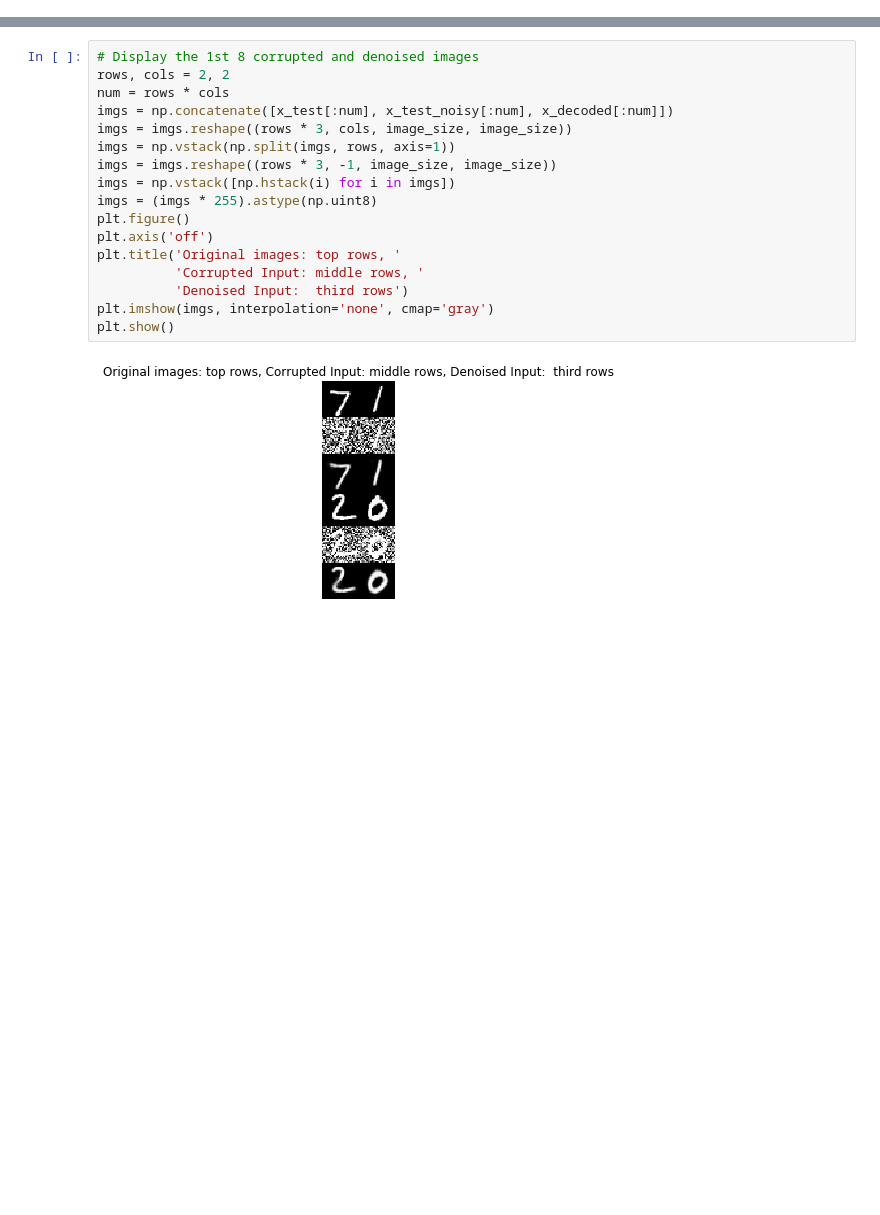
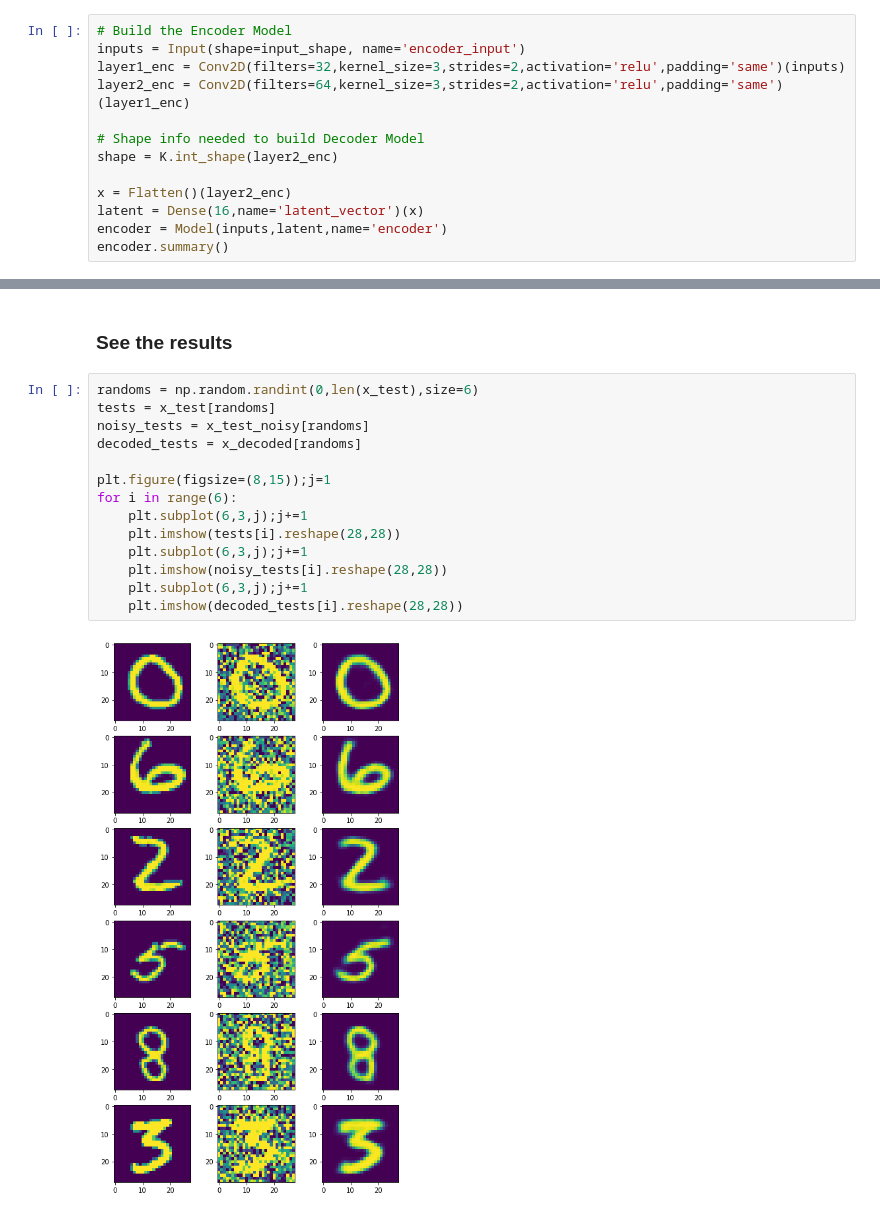
Before and after one commit to jackgriffin105/MNIST-denoising-autoencoder, a Jupyter notebook: Mnist_Denoising_Autoencoder.ipynb, the cells around one changed output, grey strips where cells are left out. Drawn from its saved outputs; the diff is of its cells as text; blank space fills up the shorter version.

```diff
--- a/Mnist_Denoising_Autoencoder.ipynb
+++ b/Mnist_Denoising_Autoencoder.ipynb
@@ -62,0 +53,13 @@ WARNING:tensorflow:From /usr/local/lib/python3.6/dist-packages/keras/backend/ten
+# %%
+# Build the Encoder Model
+inputs = Input(shape=input_shape, name='encoder_input')
+layer1_enc = Conv2D(filters=32,kernel_size=3,strides=2,activation='relu',padding='same')(inputs)
+layer2_enc = Conv2D(filters=64,kernel_size=3,strides=2,activation='relu',padding='same')(layer1_enc)
+
+# Shape info needed to build Decoder Model
+shape = K.int_shape(layer2_enc)
+
+x = Flatten()(layer2_enc)
+latent = Dense(16,name='latent_vector')(x)
+encoder = Model(inputs,latent,name='encoder')
+encoder.summary()
@@ -155,19 +170,18 @@ Epoch 30/30
-# %%
-# Display the 1st 8 corrupted and denoised images
-rows, cols = 2, 2
-num = rows * cols
-imgs = np.concatenate([x_test[:num], x_test_noisy[:num], x_decoded[:num]])
-imgs = imgs.reshape((rows * 3, cols, image_size, image_size))
-imgs = np.vstack(np.split(imgs, rows, axis=1))
-imgs = imgs.reshape((rows * 3, -1, image_size, image_size))
-imgs = np.vstack([np.hstack(i) for i in imgs])
-imgs = (imgs * 255).astype(np.uint8)
-plt.figure()
-plt.axis('off')
-plt.title('Original images: top rows, '
-          'Corrupted Input: middle rows, '
-          'Denoised Input:  third rows')
-plt.imshow(imgs, interpolation='none', cmap='gray')
-plt.show()
-# %% [output]
-[figure, removed]
+# %% [markdown]
+### See the results
+# %%
+randoms = np.random.randint(0,len(x_test),size=6)
+tests = x_test[randoms]
+noisy_tests = x_test_noisy[randoms]
+decoded_tests = x_decoded[randoms]
+
+plt.figure(figsize=(8,15));j=1
+for i in range(6):
+    plt.subplot(6,3,j);j+=1
+    plt.imshow(tests[i].reshape(28,28))
+    plt.subplot(6,3,j);j+=1
+    plt.imshow(noisy_tests[i].reshape(28,28))
+    plt.subplot(6,3,j);j+=1
+    plt.imshow(decoded_tests[i].reshape(28,28))
+# %% [output]
+[figure, added]
```
Also changed, not shown: parts of 15 cells of this notebook.
